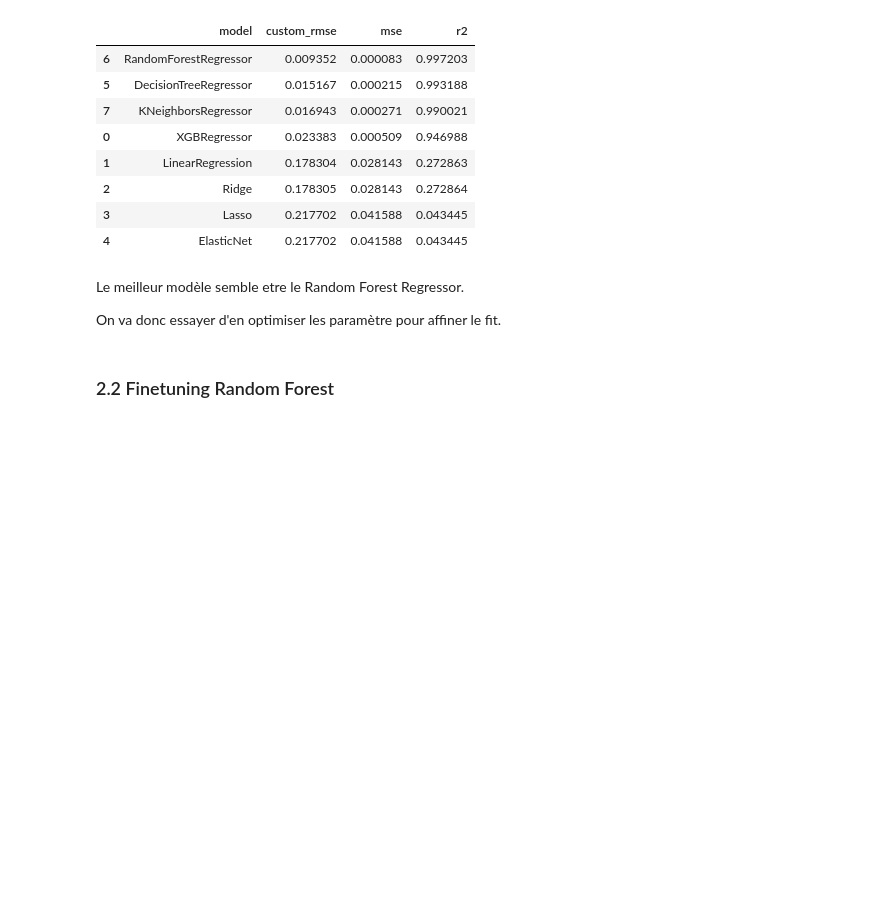
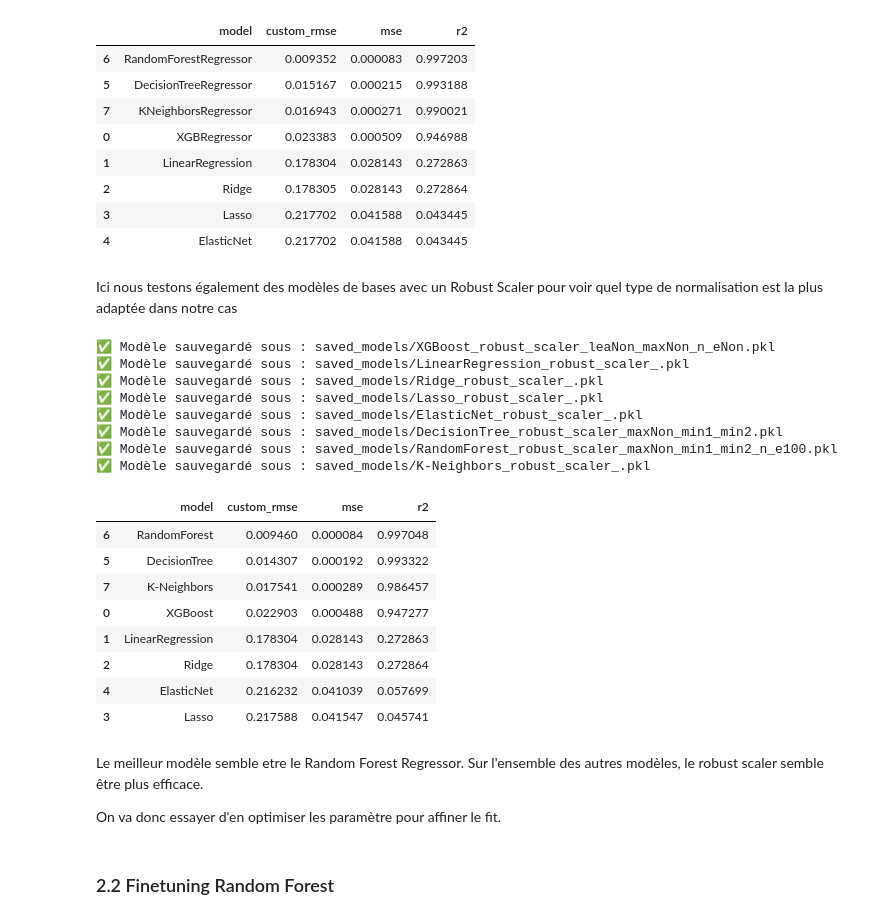
Before and after one commit to baptistedfr/Identification-Gaz-Toxiques-BERTIN, a Jupyter notebook: exemple.ipynb, the cells around one changed output. Drawn from its saved outputs; the diff is of its cells as text; code cells hidden in the pictures; blank space fills up the shorter version.

```diff
--- a/exemple.ipynb
+++ b/exemple.ipynb
@@ -240,4 +285,4 @@ Cette normalisation est nécessaire pour certains modèles, d'autre l'applique n
 # %%
-scaler = StandardScaler()
-X_train_scaled = scaler.fit_transform(X_train)
-X_val_scaled   = scaler.transform(X_val)
+scaler_standard = StandardScaler()
+X_train_scaled_standard = scaler_standard.fit_transform(X_train)
+X_val_scaled_standard   = scaler_standard.transform(X_val)
@@ -244 +291,5 @@ X_val_scaled   = scaler.transform(X_val)
+# %%
+scaler_robust = RobustScaler()
+X_train_scaled_robust = scaler_robust.fit_transform(X_train)
+X_val_scaled_robust = scaler_robust.transform(X_val)
 # %% [markdown]
@@ -248,19 +298,20 @@ Ces modèles ont les paramètres par défaut, ce qui est loin d'être optimal ma
 # %%
 models = {
     'XGBoost' : XGBRegressor(),
-    'Linear Regression': LinearRegression(),
-    'Ridge Regression': Ridge(),
-    'Lasso Regression': Lasso(),
+    'LinearRegression': LinearRegression(),
+    'Ridge': Ridge(),
+    'Lasso': Lasso(),
     'ElasticNet': ElasticNet(),
-    'Decision Tree Regression': DecisionTreeRegressor(),
-    'Random Forest Regression': RandomForestRegressor(),
-    'K-Neighbors Regression': KNeighborsRegressor()}
+    'DecisionTree': DecisionTreeRegressor(),
+    'RandomForest': RandomForestRegressor(),
+    'K-Neighbors': KNeighborsRegressor()}
 
 res = list()
-for model in models.values() :
-    model.fit(X_train_scaled, y_train)
-    y_pred = model.predict(X_val_scaled)
+for model_name, model in models.items():
+    model.fit(X_train_scaled_standard, y_train)
+    y_pred = model.predict(X_val_scaled_standard)
     mse = mean_squared_error(y_val, y_pred)
     r2 = r2_score(y_val, y_pred)
     custom_rmse = custom_weighted_rmse(y_val, y_pred)
     res.append([model.__class__.__name__,custom_rmse, mse,r2,])
+    save_model(model, model_name, 'standard_scaler')
@@ -267,6 +327,5 @@ for model in models.values() :
 # %%
 res = pd.DataFrame(res,columns=["model","custom_rmse","mse","r2"]).sort_values(by="custom_rmse",ascending=True)
-res = res.iloc[:, 1:].round(4)
 # %% [output]
 |  | model | custom_rmse | mse | r2 |
 | 6 | RandomForestRegressor | 0.009352 | 0.000083 | 0.997203 |
@@ -277,8 +336,43 @@ res = res.iloc[:, 1:].round(4)
 | 2 | Ridge | 0.178305 | 0.028143 | 0.272864 |
 | 3 | Lasso | 0.217702 | 0.041588 | 0.043445 |
 | 4 | ElasticNet | 0.217702 | 0.041588 | 0.043445 |
+# %% [markdown]
+Ici nous testons également des modèles de bases avec un Robust Scaler pour voir quel type de normalisation est la plus adaptée dans notre cas
+# %%
+for model_name, model in models.items():
+    model.fit(X_train_scaled_robust, y_train)
+    y_pred = model.predict(X_val_scaled_robust)
+
+    mse = mean_squared_error(y_val, y_pred)
+    r2 = r2_score(y_val, y_pred)
+    custom_rmse = custom_weighted_rmse(y_val, y_pred)
+
+    res.append([model_name, custom_rmse, mse, r2])
+
+    save_model(model, model_name, 'robust_scaler')
+
+res = pd.DataFrame(res,columns=["model","custom_rmse","mse","r2"]).sort_values(by="custom_rmse",ascending=True)
+res
+# %% [output]
+✅ Modèle sauvegardé sous : saved_models/XGBoost_robust_scaler_leaNon_maxNon_n_eNon.pkl
+✅ Modèle sauvegardé sous : saved_models/LinearRegression_robust_scaler_.pkl
+✅ Modèle sauvegardé sous : saved_models/Ridge_robust_scaler_.pkl
+✅ Modèle sauvegardé sous : saved_models/Lasso_robust_scaler_.pkl
+✅ Modèle sauvegardé sous : saved_models/ElasticNet_robust_scaler_.pkl
+✅ Modèle sauvegardé sous : saved_models/DecisionTree_robust_scaler_maxNon_min1_min2.pkl
+✅ Modèle sauvegardé sous : saved_models/RandomForest_robust_scaler_maxNon_min1_min2_n_e100.pkl
+✅ Modèle sauvegardé sous : saved_models/K-Neighbors_robust_scaler_.pkl
+|  | model | custom_rmse | mse | r2 |
+| 6 | RandomForest | 0.009460 | 0.000084 | 0.997048 |
+| 5 | DecisionTree | 0.014307 | 0.000192 | 0.993322 |
+| 7 | K-Neighbors | 0.017541 | 0.000289 | 0.986457 |
+| 0 | XGBoost | 0.022903 | 0.000488 | 0.947277 |
+| 1 | LinearRegression | 0.178304 | 0.028143 | 0.272863 |
+| 2 | Ridge | 0.178304 | 0.028143 | 0.272864 |
+| 4 | ElasticNet | 0.216232 | 0.041039 | 0.057699 |
+| 3 | Lasso | 0.217588 | 0.041547 | 0.045741 |
 # %% [markdown]
-Le meilleur modèle semble etre le Random Forest Regressor.
+Le meilleur modèle semble etre le Random Forest Regressor. Sur l'ensemble des autres modèles, le robust scaler semble être plus efficace.
 
 On va donc essayer d'en optimiser les paramètre pour affiner le fit.
 # %% [markdown]
```
Also changed, not shown: parts of 34 cells of this notebook, 5 other files.
